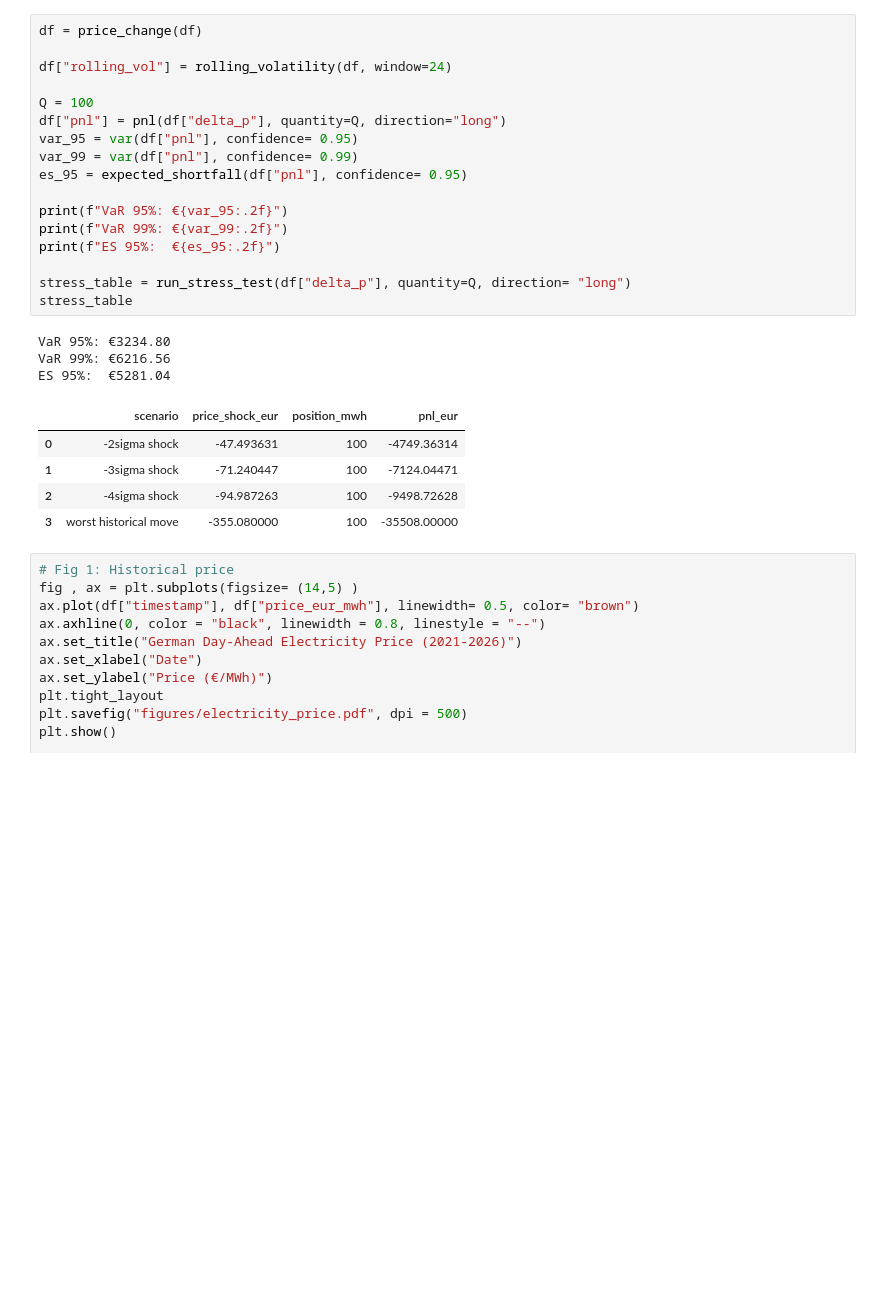
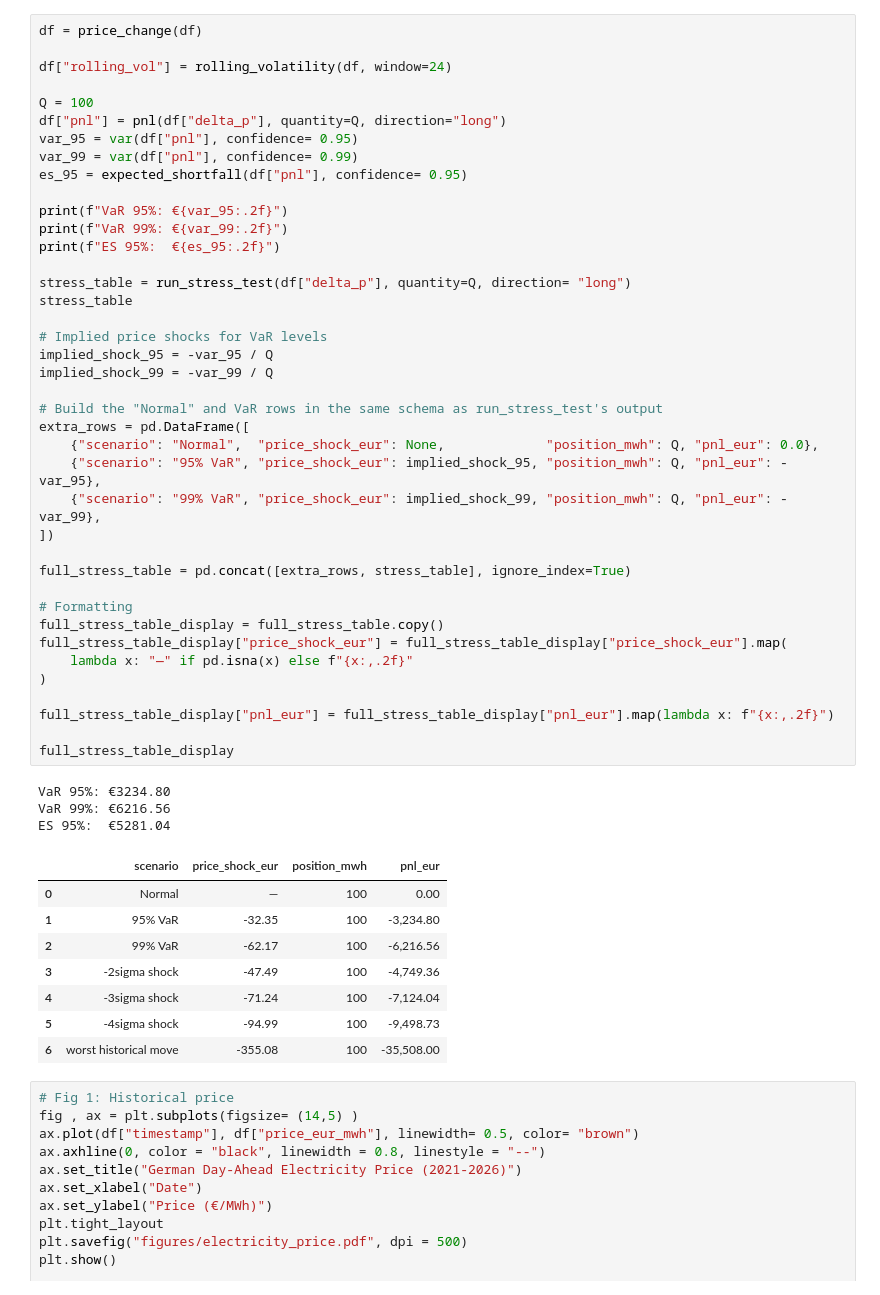
Before and after one commit to AdiGosw/energy_price_risk, a Jupyter notebook: energy_risk.ipynb, the cells around one changed output. Saved outputs shown, nothing was run; the diff lists cells and outputs as text; blank space fills up the shorter version.

```diff
--- a/energy_risk.ipynb
+++ b/energy_risk.ipynb
@@ -34,29 +35,55 @@ df.head()
 # %%
 df = price_change(df)
 
 df["rolling_vol"] = rolling_volatility(df, window=24)
 
 Q = 100
 df["pnl"] = pnl(df["delta_p"], quantity=Q, direction="long")
 var_95 = var(df["pnl"], confidence= 0.95)
 var_99 = var(df["pnl"], confidence= 0.99)
 es_95 = expected_shortfall(df["pnl"], confidence= 0.95)
 
 print(f"VaR 95%: €{var_95:.2f}")
 print(f"VaR 99%: €{var_99:.2f}")
 print(f"ES 95%:  €{es_95:.2f}")
 
 stress_table = run_stress_test(df["delta_p"], quantity=Q, direction= "long")
 stress_table
+
+# Implied price shocks for VaR levels
+implied_shock_95 = -var_95 / Q
+implied_shock_99 = -var_99 / Q
+
+# Build the "Normal" and VaR rows in the same schema as run_stress_test's output
+extra_rows = pd.DataFrame([
+    {"scenario": "Normal",  "price_shock_eur": None,             "position_mwh": Q, "pnl_eur": 0.0},
+    {"scenario": "95% VaR", "price_shock_eur": implied_shock_95, "position_mwh": Q, "pnl_eur": -var_95},
+    {"scenario": "99% VaR", "price_shock_eur": implied_shock_99, "position_mwh": Q, "pnl_eur": -var_99},
+])
+
+full_stress_table = pd.concat([extra_rows, stress_table], ignore_index=True)
+
+# Formatting
+full_stress_table_display = full_stress_table.copy()
+full_stress_table_display["price_shock_eur"] = full_stress_table_display["price_shock_eur"].map(
+    lambda x: "—" if pd.isna(x) else f"{x:,.2f}"
+)
+
+full_stress_table_display["pnl_eur"] = full_stress_table_display["pnl_eur"].map(lambda x: f"{x:,.2f}")
+
+full_stress_table_display
 # %% [output]
 VaR 95%: €3234.80
 VaR 99%: €6216.56
 ES 95%:  €5281.04
 |  | scenario | price_shock_eur | position_mwh | pnl_eur |
-| 0 | -2sigma shock | -47.493631 | 100 | -4749.36314 |
-| 1 | -3sigma shock | -71.240447 | 100 | -7124.04471 |
-| 2 | -4sigma shock | -94.987263 | 100 | -9498.72628 |
-| 3 | worst historical move | -355.080000 | 100 | -35508.00000 |
+| 0 | Normal | — | 100 | 0.00 |
+| 1 | 95% VaR | -32.35 | 100 | -3,234.80 |
+| 2 | 99% VaR | -62.17 | 100 | -6,216.56 |
+| 3 | -2sigma shock | -47.49 | 100 | -4,749.36 |
+| 4 | -3sigma shock | -71.24 | 100 | -7,124.04 |
+| 5 | -4sigma shock | -94.99 | 100 | -9,498.73 |
+| 6 | worst historical move | -355.08 | 100 | -35,508.00 |
 # %%
 # Fig 1: Historical price
 fig , ax = plt.subplots(figsize= (14,5) )
```
Also changed, not shown: parts of 1 cell of this notebook, 5 other files.
